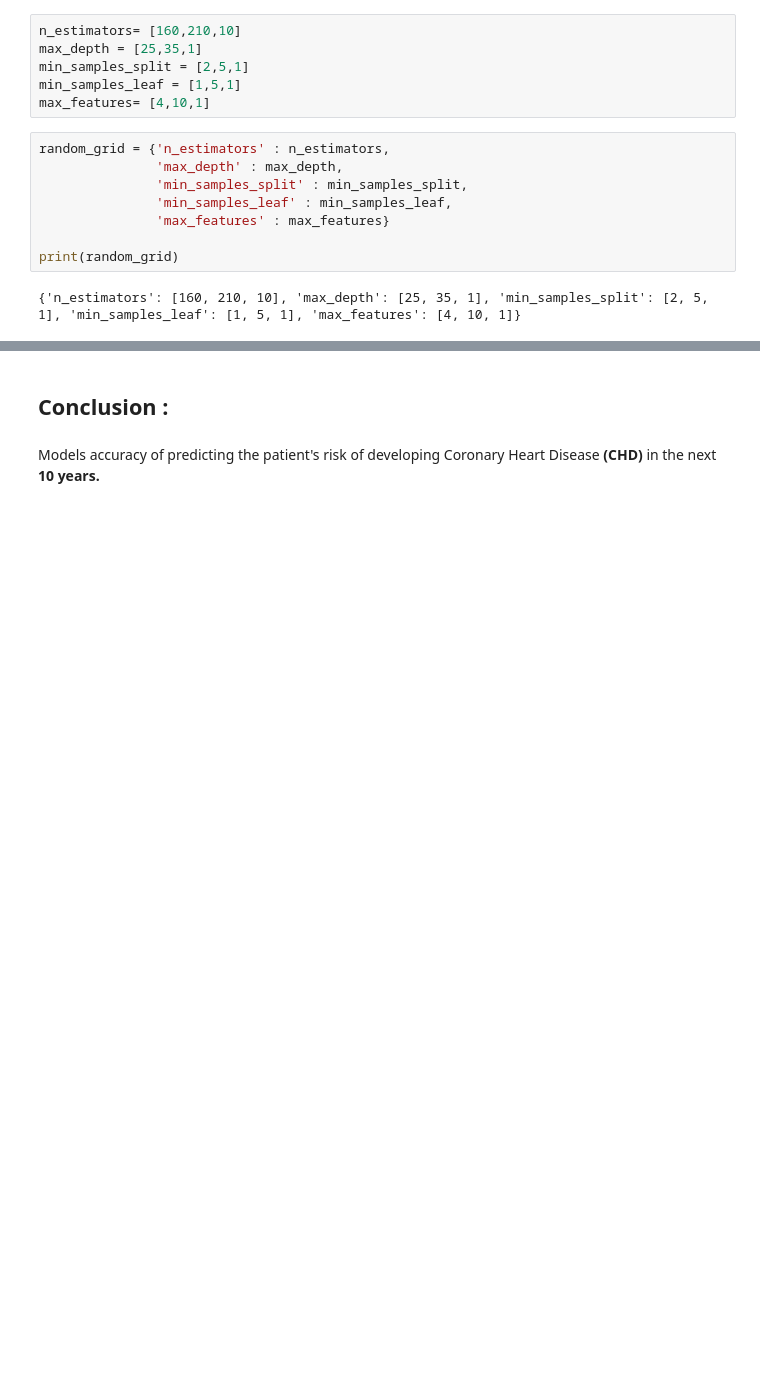
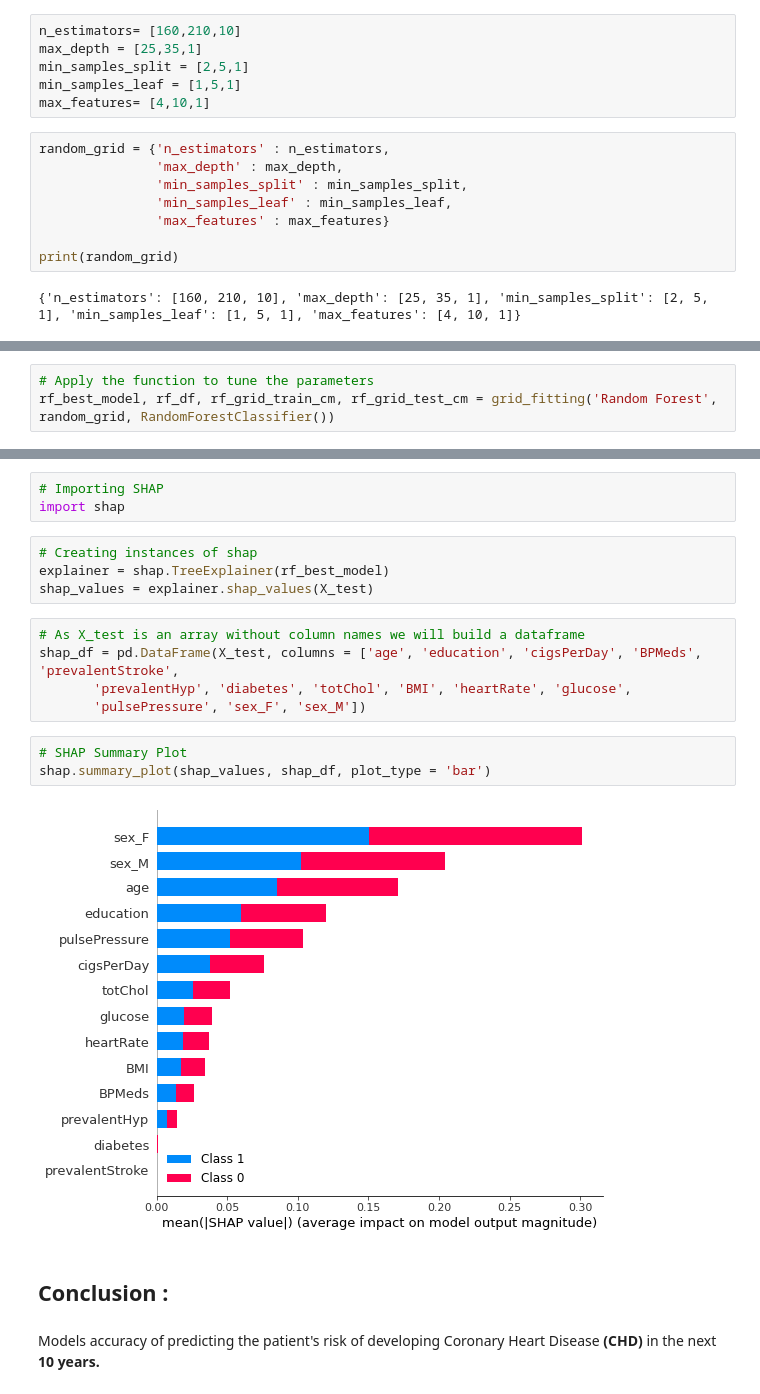
Before and after one commit to Rohan20202/Cardiovascular-Risk-Prediction-Project, a Jupyter notebook: Cardiovascular_Risk_Prediction.ipynb, the cells around one changed output, grey strips where cells are left out. Drawn from its saved outputs; the diff is of its cells as text; blank space fills up the shorter version.

```diff
--- a/Cardiovascular_Risk_Prediction.ipynb
+++ b/Cardiovascular_Risk_Prediction.ipynb
@@ -1110,0 +825,3 @@ compiled=compiled.append({'Classifier': 'Random Forest Classifier (Tuning)',
+# %%
+# Apply the function to tune the parameters
+rf_best_model, rf_df, rf_grid_train_cm, rf_grid_test_cm = grid_fitting('Random Forest', random_grid, RandomForestClassifier())
@@ -1111,3 +874,20 @@ compiled=compiled.append({'Classifier': 'Random Forest Classifier (Tuning)',
+# %%
+# Importing SHAP
+import shap
+# %%
+# Creating instances of shap
+explainer = shap.TreeExplainer(rf_best_model)
+shap_values = explainer.shap_values(X_test)
+# %%
+# As X_test is an array without column names we will build a dataframe
+shap_df = pd.DataFrame(X_test, columns = ['age', 'education', 'cigsPerDay', 'BPMeds', 'prevalentStroke',
+       'prevalentHyp', 'diabetes', 'totChol', 'BMI', 'heartRate', 'glucose',
+       'pulsePressure', 'sex_F', 'sex_M'])
+# %%
+# SHAP Summary Plot
+shap.summary_plot(shap_values, shap_df, plot_type = 'bar')
+# %% [output]
+[figure, added]
 # %% [markdown]
 ## **Conclusion :**
 # %% [markdown]
```
Also changed, not shown: parts of 136 cells of this notebook.
